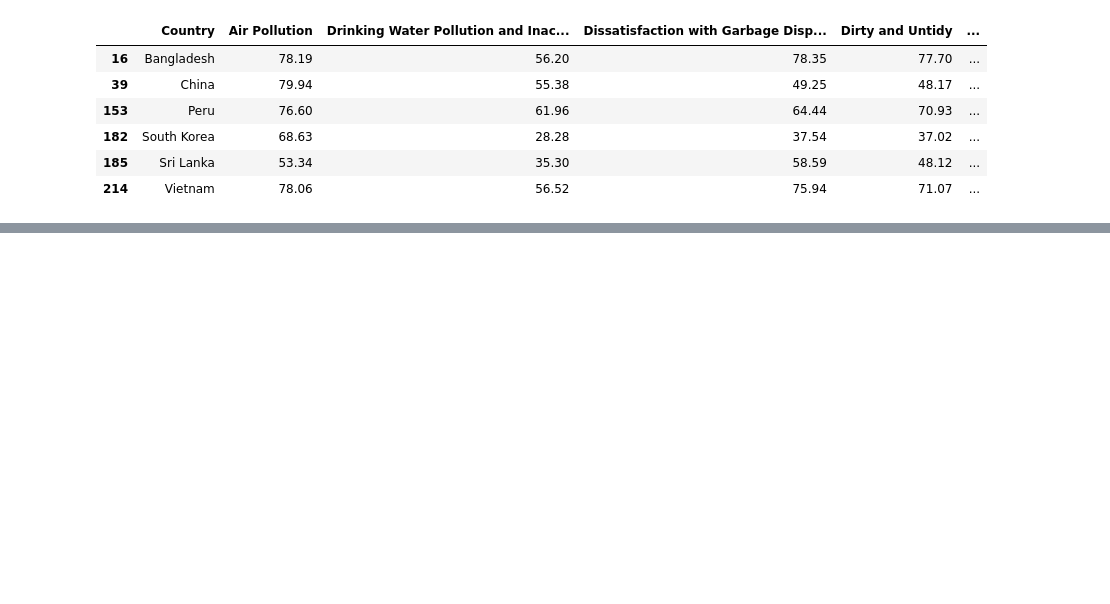
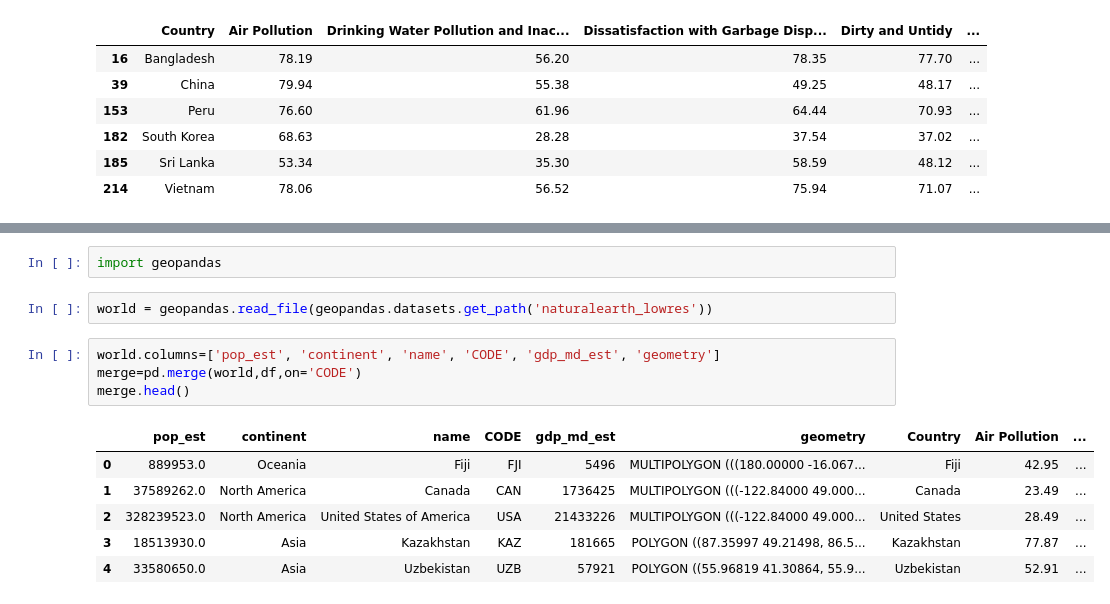
Before and after one commit to sim-cell/DALAS, a Jupyter notebook: analyse/pays_analyse.ipynb, the cells around one changed output, grey strips where cells are left out. Cells and saved outputs as stored; diff of their text form; blank space fills up the shorter version.

```diff
--- a/analyse/pays_analyse.ipynb
+++ b/analyse/pays_analyse.ipynb
@@ -194,0 +293,15 @@ info_slow
+# %%
+import geopandas
+# %%
+world = geopandas.read_file(geopandas.datasets.get_path('naturalearth_lowres'))
+# %%
+world.columns=['pop_est', 'continent', 'name', 'CODE', 'gdp_md_est', 'geometry']
+merge=pd.merge(world,df,on='CODE')
+merge.head()
+# %% [output]
+|  | pop_est | continent | name | CODE | gdp_md_est | geometry | Country | Air Pollution | ... |
+| 0 | 889953.0 | Oceania | Fiji | FJI | 5496 | MULTIPOLYGON (((180.00000 -16.067... | Fiji | 42.95 | ... |
+| 1 | 37589262.0 | North America | Canada | CAN | 1736425 | MULTIPOLYGON (((-122.84000 49.000... | Canada | 23.49 | ... |
+| 2 | 328239523.0 | North America | United States of America | USA | 21433226 | MULTIPOLYGON (((-122.84000 49.000... | United States | 28.49 | ... |
+| 3 | 18513930.0 | Asia | Kazakhstan | KAZ | 181665 | POLYGON ((87.35997 49.21498, 86.5... | Kazakhstan | 77.87 | ... |
+| 4 | 33580650.0 | Asia | Uzbekistan | UZB | 57921 | POLYGON ((55.96819 41.30864, 55.9... | Uzbekistan | 52.91 | ... |
```
Also changed, not shown: parts of 12 cells of this notebook, 6 other files.
